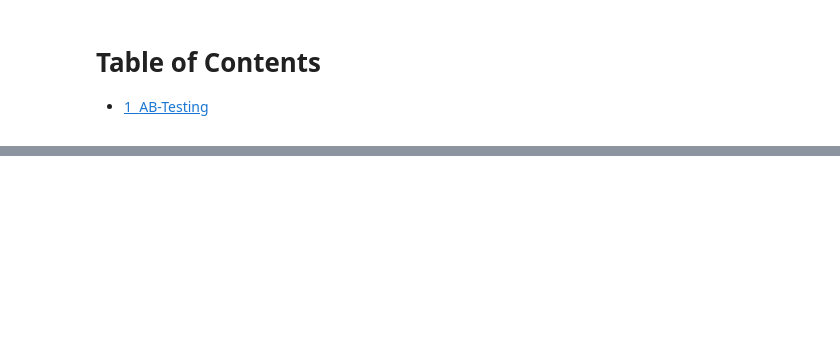
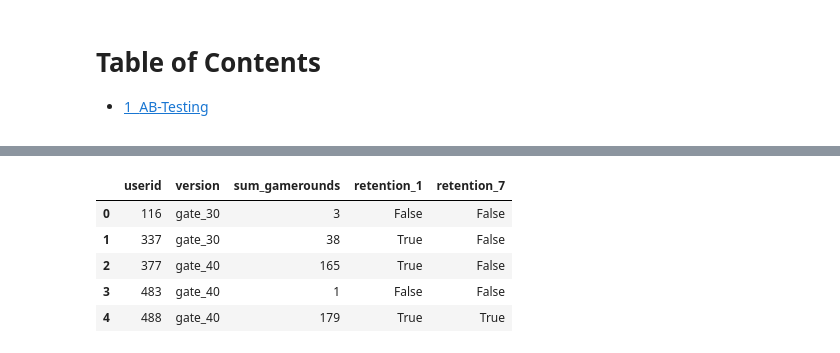
Before and after one commit to Ironhack-Data-Madrid-Octubre-2023/6.4-lab_ab_testing, a Jupyter notebook: lab-ab-test.ipynb, the cells around one changed output, grey strips where cells are left out. Saved outputs shown, nothing was run; the diff lists cells and outputs as text; code cells hidden in the pictures; blank space fills up the shorter version.

```diff
--- a/lab-ab-test.ipynb
+++ b/lab-ab-test.ipynb
@@ -36,0 +29,9 @@ df = pd.read_csv('data/cookie_cats.csv')
+# %%
+df.head()
+# %% [output]
+|  | userid | version | sum_gamerounds | retention_1 | retention_7 |
+| 0 | 116 | gate_30 | 3 | False | False |
+| 1 | 337 | gate_30 | 38 | True | False |
+| 2 | 377 | gate_40 | 165 | True | False |
+| 3 | 483 | gate_40 | 1 | False | False |
+| 4 | 488 | gate_40 | 179 | True | True |
```
Also changed, not shown: parts of 29 cells of this notebook, 1 other file.
